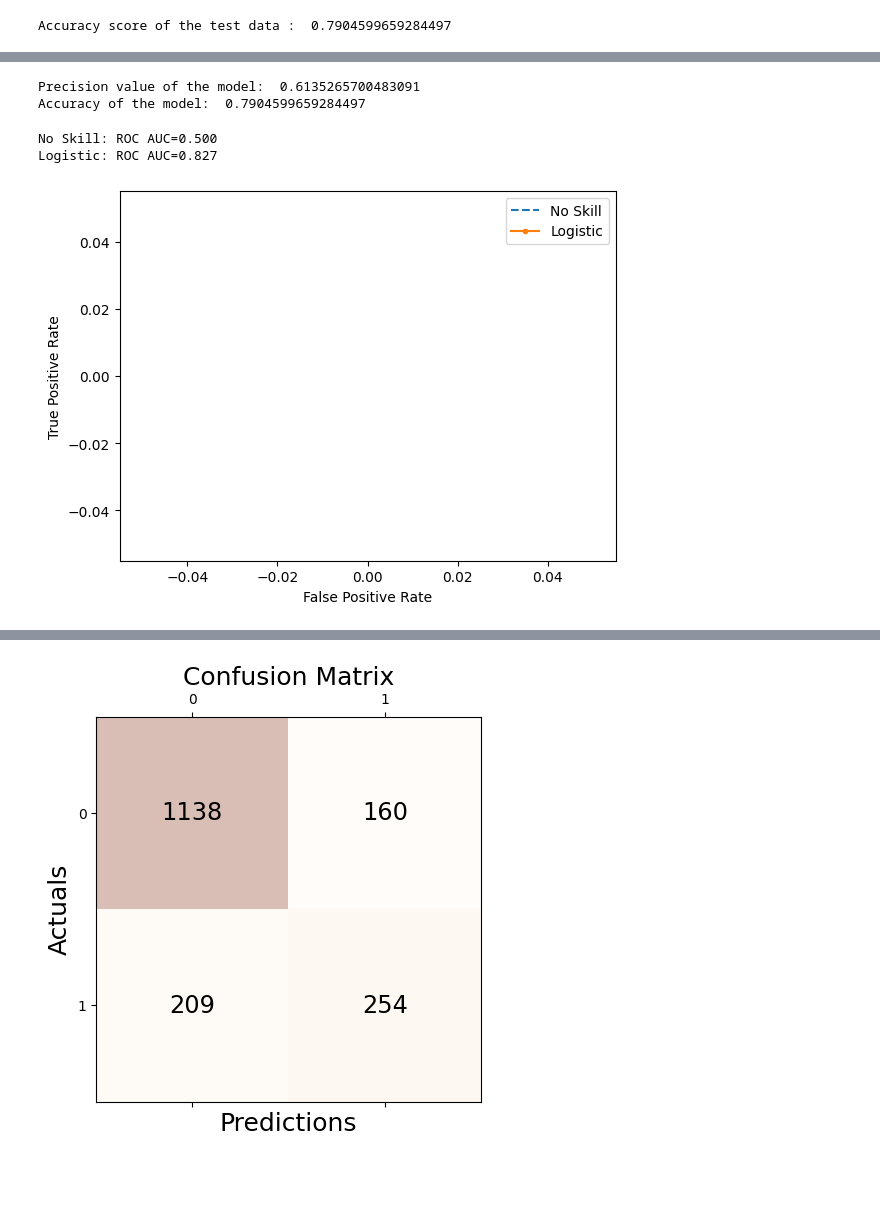
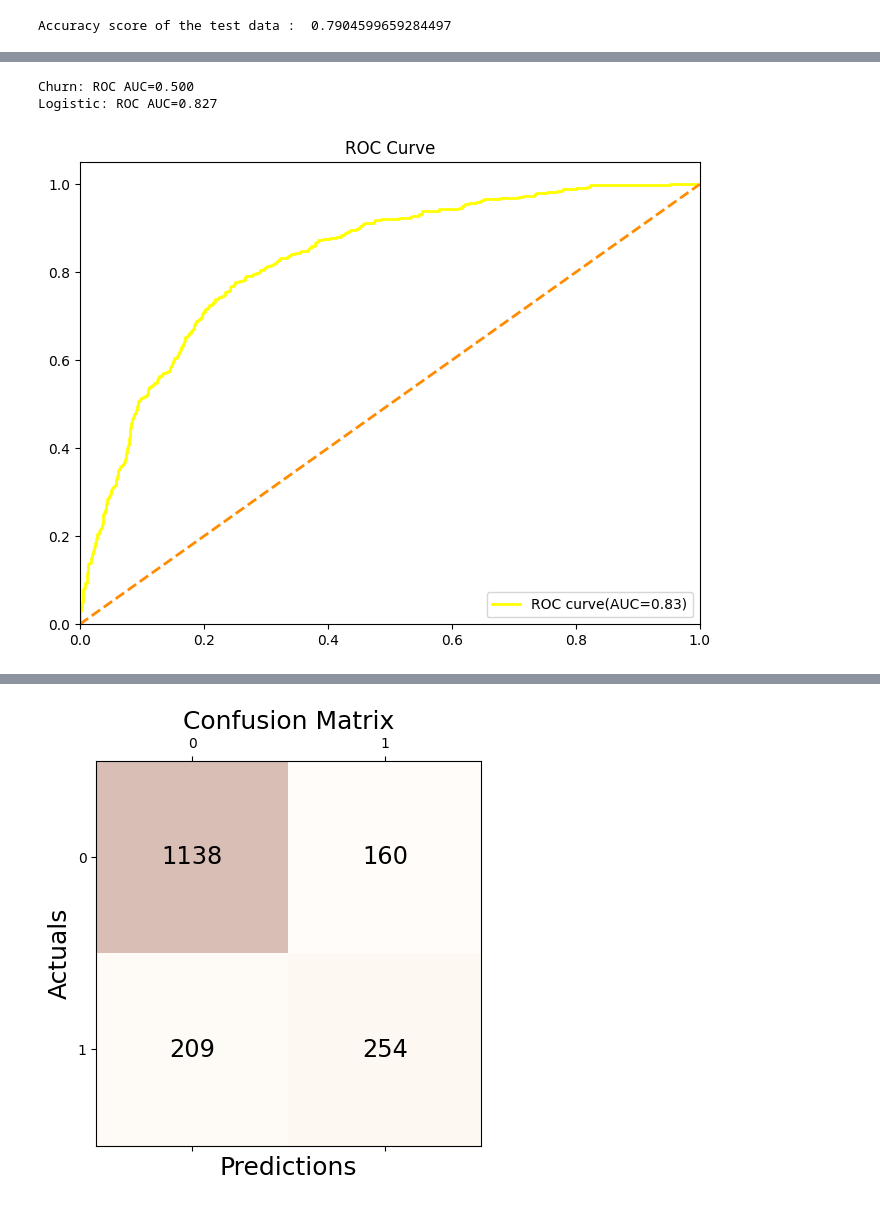
Before and after one commit to SoheliPaul/Machine-Learning, a Jupyter notebook: Lab5_2348561.ipynb, the cells around one changed output, grey strips where cells are left out. Cells and saved outputs as stored; diff of their text form; code cells hidden in the pictures; blank space fills up the shorter version.

```diff
--- a/Lab5_2348561.ipynb
+++ b/Lab5_2348561.ipynb
@@ -267,35 +282,29 @@ Recall Score of the model: <function recall_score at 0x...>
-# %%
-err_metric(cm)
-# %% [output]
-Precision value of the model:  0.6135265700483091
-Accuracy of the model:  0.7904599659284497
 # %%
 from sklearn.metrics import roc_curve
 from sklearn.metrics import roc_auc_score
 ns_probs = [0 for _ in range(len(y_test))]
 lr_probs = model.predict_proba(X_test)
 # keep probabilities for the positive outcome only
 lr_probs = lr_probs[:, 1]
 # calculate scores
 ns_auc = roc_auc_score(y_test, ns_probs)
 lr_auc = roc_auc_score(y_test, lr_probs)
 # summarize scores
-print('No Skill: ROC AUC=%.3f' % (ns_auc))
+print('Churn: ROC AUC=%.3f' % (ns_auc))
 print('Logistic: ROC AUC=%.3f' % (lr_auc))
 # calculate roc curves
-ns_fpr, ns_tpr, _ = roc_curve(y_test, ns_probs, pos_label=1)
-lr_fpr, lr_tpr, _ = roc_curve(y_test, lr_probs, pos_label=1)
-# plot the roc curve for the model
-plt.plot(ns_fpr, ns_tpr, linestyle='--', label='No Skill')
-plt.plot(lr_fpr, lr_tpr, marker='.', label='Logistic')
-# axis labels
-plt.xlabel('False Positive Rate')
-plt.ylabel('True Positive Rate')
-# show the legend
-plt.legend()
-# show the plot
+from sklearn.metrics import roc_curve
+y_test_binary=y_test.map({'No':0,'Yes':1})
+fpr,tpr,thresholds = roc_curve(y_test_binary,lr_probs)
+plt.figure(figsize=(8,6))
+plt.plot(fpr,tpr,color='yellow',lw=2,label=f'ROC curve(AUC={lr_auc:.2f})')
+plt.plot([0,1],[0,1],color='darkorange',lw=2,linestyle='--')
+plt.xlim([0.0,1.0])
+plt.ylim([0.0,1.05])
+plt.title('ROC Curve')
+plt.legend(loc="lower right")
 plt.show()
 # %% [output]
-No Skill: ROC AUC=0.500
+Churn: ROC AUC=0.500
 Logistic: ROC AUC=0.827
-[figure, old version]
+[figure, new version]
```
Also changed, not shown: parts of 17 cells of this notebook.
